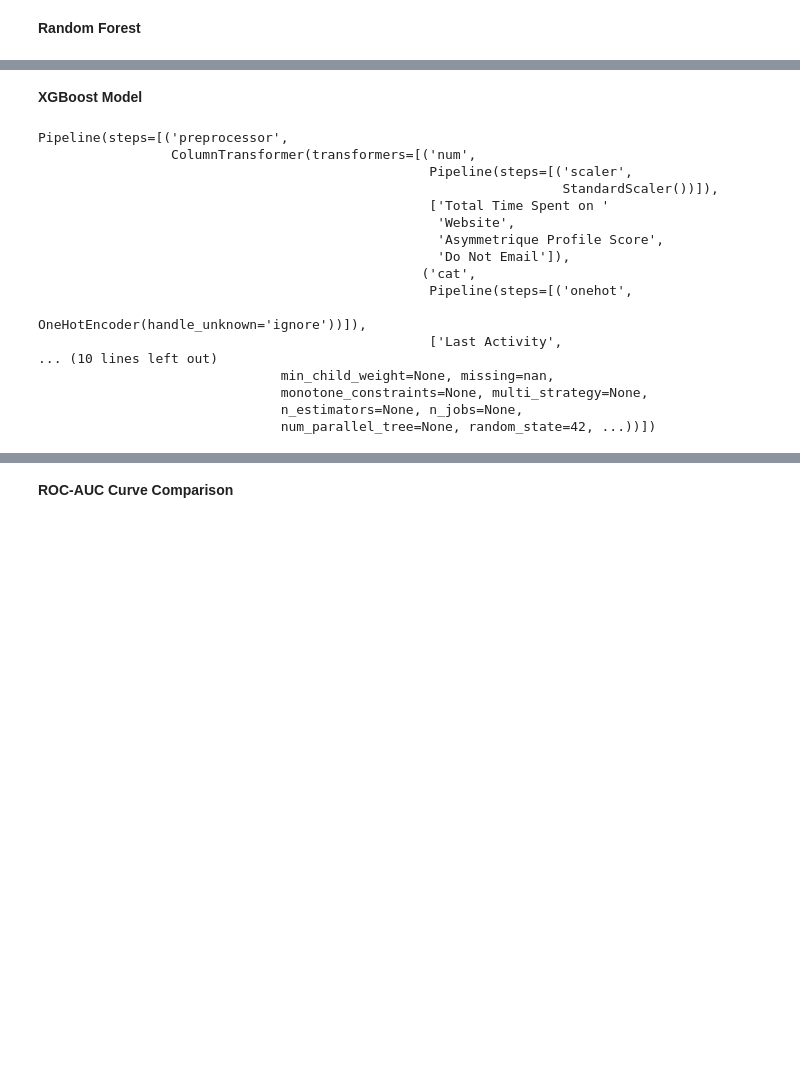
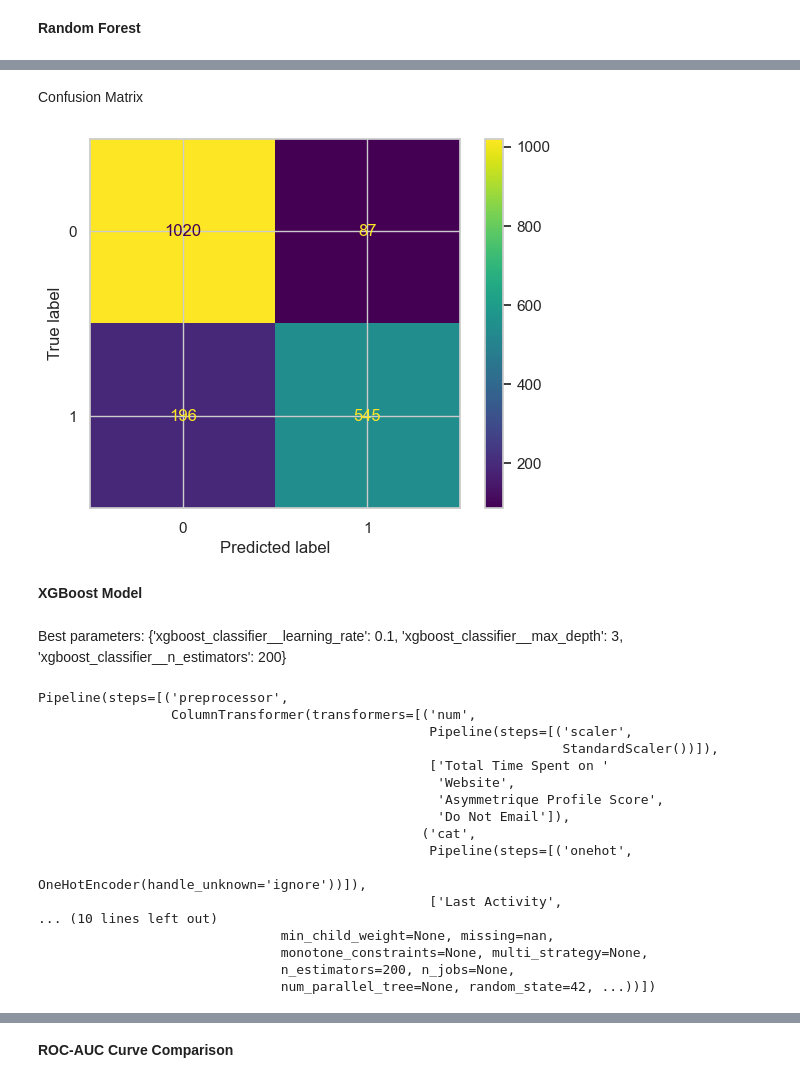
Before and after one commit to cheszn/Fiscal_Fortune_Finders, a Jupyter notebook: Leads_Feature_Engineering_And_Pipeline.ipynb, the cells around one changed output, grey strips where cells are left out. Drawn from its saved outputs; the diff is of its cells as text; code cells hidden in the pictures; blank space fills up the shorter version.

Commit message:
XGBoost model exported

```diff
--- a/Leads_Feature_Engineering_And_Pipeline.ipynb
+++ b/Leads_Feature_Engineering_And_Pipeline.ipynb
@@ -313,11 +326,22 @@ weighted avg       0.81      0.81      0.81      1848
+# %% [markdown]
+Confusion Matrix
+# %%
+conf_matrix = confusion_matrix(y_test, y_pred)
+conf_matrix = ConfusionMatrixDisplay(confusion_matrix(y_test,y_pred))
+conf_matrix.plot()
+plt.show()
+# %% [output]
+[figure, added]
 # %% [markdown]
 **XGBoost Model**
+# %% [markdown]
+Best parameters: {'xgboost_classifier__learning_rate': 0.1, 'xgboost_classifier__max_depth': 3, 'xgboost_classifier__n_estimators': 200}
 # %%
 # Create an XGBoost classifier pipeline
 
 xgboost_pipeline = Pipeline([
     ('preprocessor', preprocessor),
-    ('xgboost_classifier', XGBClassifier(random_state=42))
+    ('xgboost_classifier', XGBClassifier(random_state=42, learning_rate=0.1, max_depth=3, n_estimators=200))
 ])
 
 # Train the pipeline (including preprocessing and classifier training)
@@ -339,7 +363,7 @@ Pipeline(steps=[('preprocessor',
 ... (10 lines left out)
                                min_child_weight=None, missing=nan,
                                monotone_constraints=None, multi_strategy=None,
-                               n_estimators=None, n_jobs=None,
+                               n_estimators=200, n_jobs=None,
                                num_parallel_tree=None, random_state=42, ...))])
 # %%
 # Make predictions with testing data
```
Also changed, not shown: parts of 23 cells of this notebook, 1 other file.
